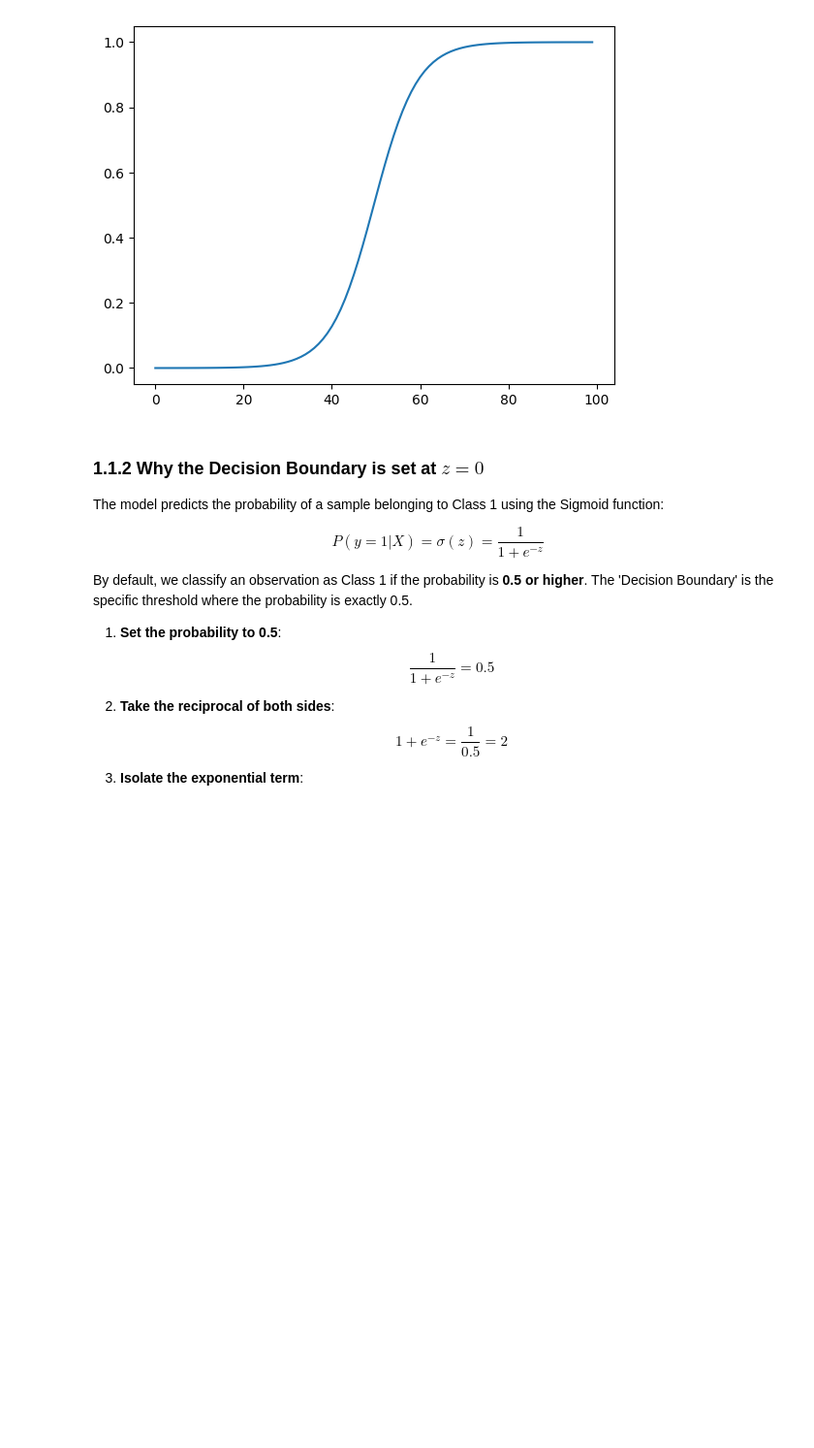
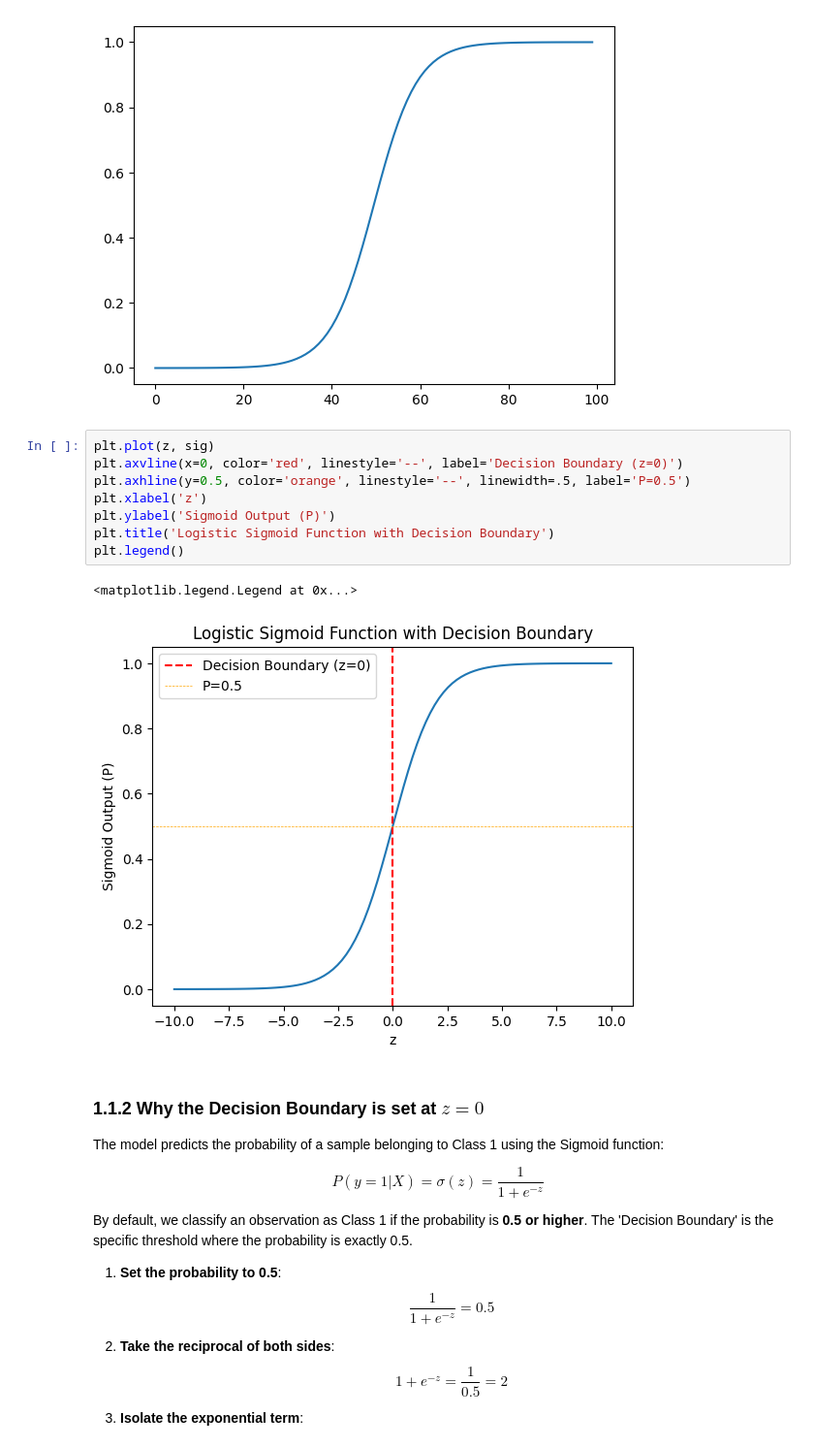
Before and after one commit to kjmobile/lb, a Jupyter notebook: 5_Logistic_Regression_Q.ipynb, the cells around one changed output. Shown at 97% size. Cells and saved outputs as stored; diff of their text form; blank space fills up the shorter version.

```diff
--- a/5_Logistic_Regression_Q.ipynb
+++ b/5_Logistic_Regression_Q.ipynb
@@ -30,6 +30,17 @@ plt.plot(sig)
 # %% [output]
 [<matplotlib.lines.Line2D at 0x...>]
 [figure]
+# %%
+plt.plot(z, sig)
+plt.axvline(x=0, color='red', linestyle='--', label='Decision Boundary (z=0)')
+plt.axhline(y=0.5, color='orange', linestyle='--', linewidth=.5, label='P=0.5')
+plt.xlabel('z')
+plt.ylabel('Sigmoid Output (P)')
+plt.title('Logistic Sigmoid Function with Decision Boundary')
+plt.legend()
+# %% [output]
+<matplotlib.legend.Legend at 0x...>
+[figure, added]
 # %% [markdown]
 ### 1.1.2 Why the Decision Boundary is set at $z=0$
 
```
Also changed, not shown: parts of 3 cells of this notebook.
